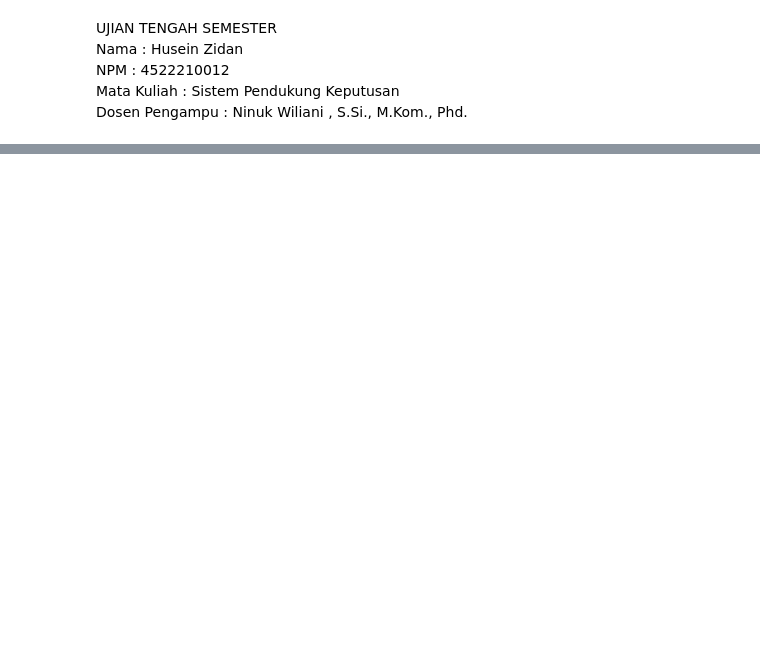
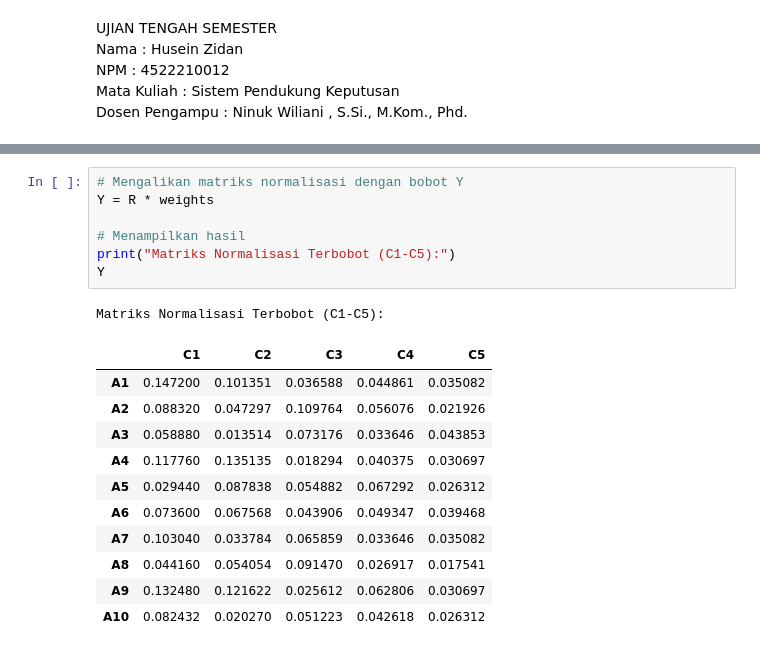
Before and after one commit to ZIDANIDROS/BelajarDataScience, a Jupyter notebook: 4522210012_husein_zidan_SPK_uts.ipynb, the cells around one changed output, grey strips where cells are left out. Drawn from its saved outputs; the diff is of its cells as text; blank space fills up the shorter version.

```diff
--- a/4522210012_husein_zidan_SPK_uts.ipynb
+++ b/4522210012_husein_zidan_SPK_uts.ipynb
@@ -100,0 +87,20 @@ dtype: float64
+# %%
+# Mengalikan matriks normalisasi dengan bobot Y
+Y = R * weights
+
+# Menampilkan hasil
+print("Matriks Normalisasi Terbobot (C1-C5):")
+Y
+# %% [output]
+Matriks Normalisasi Terbobot (C1-C5):
+|  | C1 | C2 | C3 | C4 | C5 |
+| A1 | 0.147200 | 0.101351 | 0.036588 | 0.044861 | 0.035082 |
+| A2 | 0.088320 | 0.047297 | 0.109764 | 0.056076 | 0.021926 |
+| A3 | 0.058880 | 0.013514 | 0.073176 | 0.033646 | 0.043853 |
+| A4 | 0.117760 | 0.135135 | 0.018294 | 0.040375 | 0.030697 |
+| A5 | 0.029440 | 0.087838 | 0.054882 | 0.067292 | 0.026312 |
+| A6 | 0.073600 | 0.067568 | 0.043906 | 0.049347 | 0.039468 |
+| A7 | 0.103040 | 0.033784 | 0.065859 | 0.033646 | 0.035082 |
+| A8 | 0.044160 | 0.054054 | 0.091470 | 0.026917 | 0.017541 |
+| A9 | 0.132480 | 0.121622 | 0.025612 | 0.062806 | 0.030697 |
+| A10 | 0.082432 | 0.020270 | 0.051223 | 0.042618 | 0.026312 |
```
Also changed, not shown: parts of 16 cells of this notebook.
